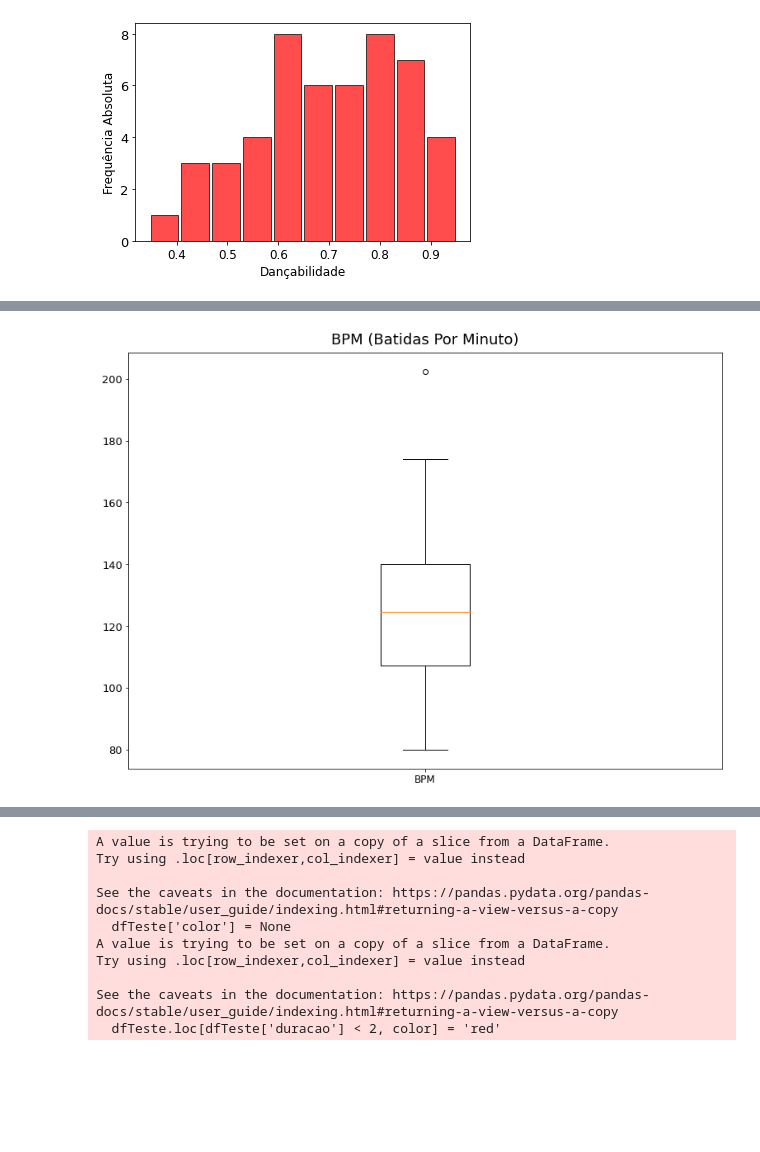
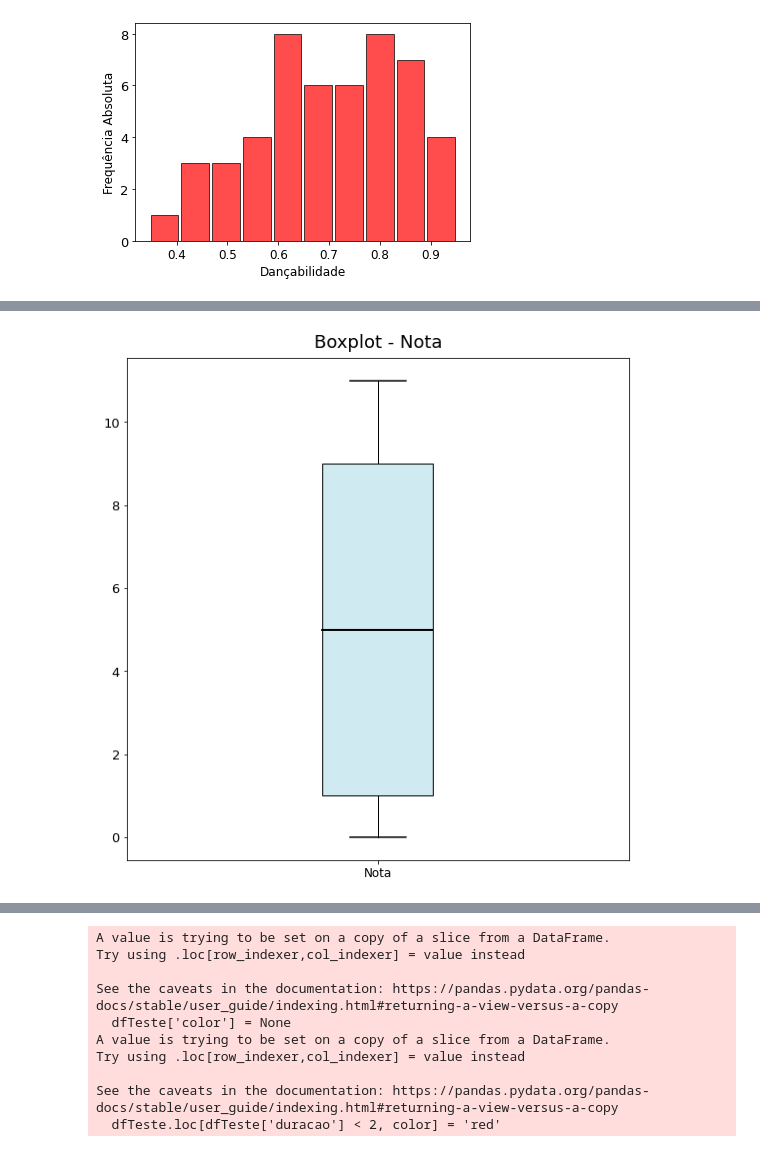
Before and after one commit to xiforivia/spotify, a Jupyter notebook: analise.ipynb, the cells around one changed output, grey strips where cells are left out. Drawn from its saved outputs; the diff is of its cells as text; code cells hidden in the pictures; blank space fills up the shorter version.

```diff
--- a/analise.ipynb
+++ b/analise.ipynb
@@ -79,7 +99,8 @@ dctContar
 # %%
-dfVariaveis = df[['artista', 'musica', 'dancabilidade', 'ao_vivo', 'duracao_ms', 'chave', 'energia', 'positividade']]
+dfVariaveis = df[['artista', 'musica', 'dancabilidade', 'ao_vivo', 'duracao_ms', 'chave', 'energia']]
 dfVariaveis['duracao_ms'] = dfVariaveis['duracao_ms'] / 60000
-dfVariaveis = dfVariaveis.rename(columns={'duracao_ms': 'duracao'})
+dfVariaveis = dfVariaveis.rename(columns={'duracao_ms': 'duracao', 'chave': 'nota'})
+dfVariaveis = dfVariaveis.round(2)
 # dfVariaveis.to_excel("variaveis.xlsx")
 # %% [output]
 A value is trying to be set on a copy of a slice from a DataFrame.
@@ -87,4 +108,15 @@ Try using .loc[row_indexer,col_indexer] = value instead
 
 See the caveats in the documentation: https://pandas.pydata.org/pandas-docs/stable/user_guide/indexing.html#returning-a-view-versus-a-copy
   dfVariaveis['duracao_ms'] = dfVariaveis['duracao_ms'] / 60000
+# %%
+dfQualitativa = dfVariaveis.copy()
+dfQualitativa.loc[dfVariaveis['duracao'] < 2, 'duracao'] = 'Muito curta'
+dfQualitativa.loc[(dfVariaveis['duracao'] >= 2) & (dfVariaveis['duracao'] < 3.15), 'duracao'] = 'Curta'
+dfQualitativa.loc[(dfVariaveis['duracao'] >= 3.15) & (dfVariaveis['duracao'] < 3.7), 'duracao'] = 'Média'
+dfQualitativa.loc[(dfVariaveis['duracao'] >= 3.7) & (dfVariaveis['duracao'] < 4.5), 'duracao'] = 'Longa'
+dfQualitativa.loc[dfVariaveis['duracao'] >= 4.5, 'duracao'] = 'Muito longa'
+# %%
+dfQualitativa.loc[dfVariaveis['ao_vivo'] <= 0.8, 'ao_vivo'] = 'Estúdio'
+dfQualitativa.loc[dfVariaveis['ao_vivo'] > 0.8, 'ao_vivo'] = 'Ao Vivo'
+dfQualitativa.to_excel("database.xlsx")
 # %%
@@ -257,23 +329,41 @@ plt.show()
 # %%
-data = [df['BPM']]
+data = [dfQualitativa['nota']]
 
-fig = plt.figure(figsize =(10, 7))
+fig = plt.figure(figsize =(7, 7))
 
 fig.text(x=1.5,
     y=1.02,
-    s="BPM (Batidas Por Minuto)",
+    s="Boxplot - Nota",
     fontsize = 18,
     horizontalalignment='center',
     color='black')
 
 # Creating axes instance
 ax = fig.add_axes([1, 0, 1, 1])
 
 # Creating plot
-bp = ax.boxplot(data, labels=['BPM'] )
+bp = ax.boxplot(data, labels=['Nota'], widths=(0.22),  patch_artist=True)
+
+colors = ['#D0EAF2']
+
+for patch, color in zip(bp['boxes'], colors):
+    patch.set_facecolor(color)
+for whisker in bp['whiskers']:
+    whisker.set(color ='#000000',
+                linewidth = 1)
+for cap in bp['caps']:
+    cap.set(color ='black',
+            linewidth = 1.5)
+for median in bp['medians']:
+    median.set(color ='black',
+               linewidth = 2)
+for flier in bp['fliers']:
+    flier.set(marker ='D',
+              color ='black',
+              alpha = 0.6)
 
 
-# show plot
+# plt.savefig('nota-boxplot.png', format='png')
 plt.show()
 # %% [output]
-[figure, old version]
+[figure, new version]
```
Also changed, not shown: parts of 16 cells of this notebook, 3 other files.
